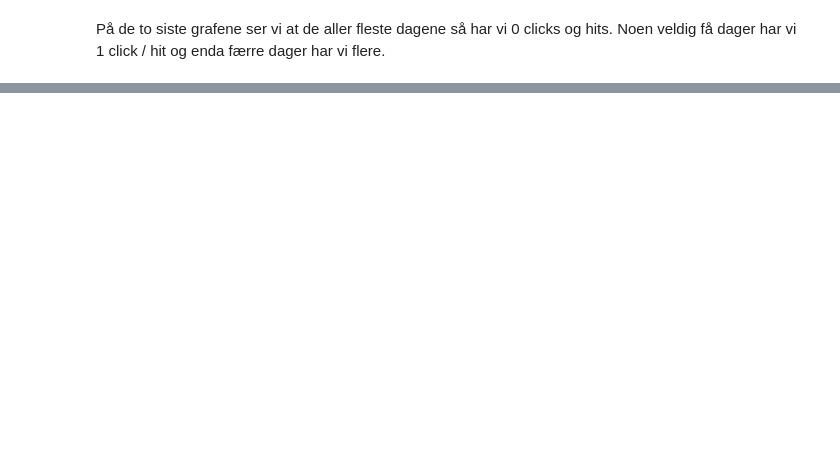
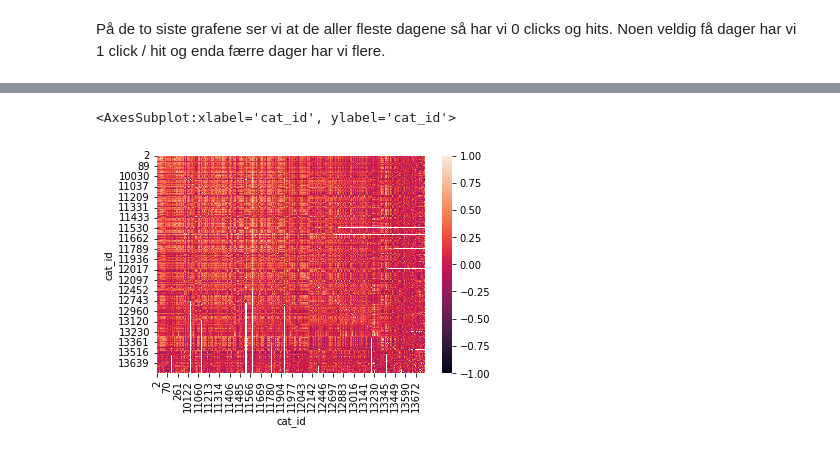
Before and after one commit to sjsivert/Masteroppgave, a Jupyter notebook: notebooks/sindre_anomely_detection.ipynb, the cells around one changed output, grey strips where cells are left out. Saved outputs shown, nothing was run; the diff lists cells and outputs as text; code cells hidden in the pictures; blank space fills up the shorter version.

Commit message:
Add correlation matrix for categories

```diff
--- a/notebooks/sindre_anomely_detection.ipynb
+++ b/notebooks/sindre_anomely_detection.ipynb
@@ -253,3 +296,9 @@ data.hist(figsize=(20,15))
 # %% [markdown]
 På de to siste grafene ser vi at de aller fleste dagene så har vi 0 clicks og hits.
 Noen veldig få dager har vi 1 click / hit og enda færre dager har vi flere.
+# %%
+
+# correlation_matrix = data.corr()
+# sns.heatmap(correlation_matrix)
+data_by_cat_id = grouped.pivot(index=["date"], columns=["cat_id"])["hits"]
+data_by_cat_id
@@ -255,0 +320,7 @@ Noen veldig få dager har vi 1 click / hit og enda færre dager har vi flere.
+# %%
+import seaborn as sns
+category_correlation = data_by_cat_id.corr()
+sns.heatmap(category_correlation)
+# %% [output]
+<AxesSubplot:xlabel='cat_id', ylabel='cat_id'>
+[figure, added]
```
Also changed, not shown: parts of 5 cells of this notebook.
